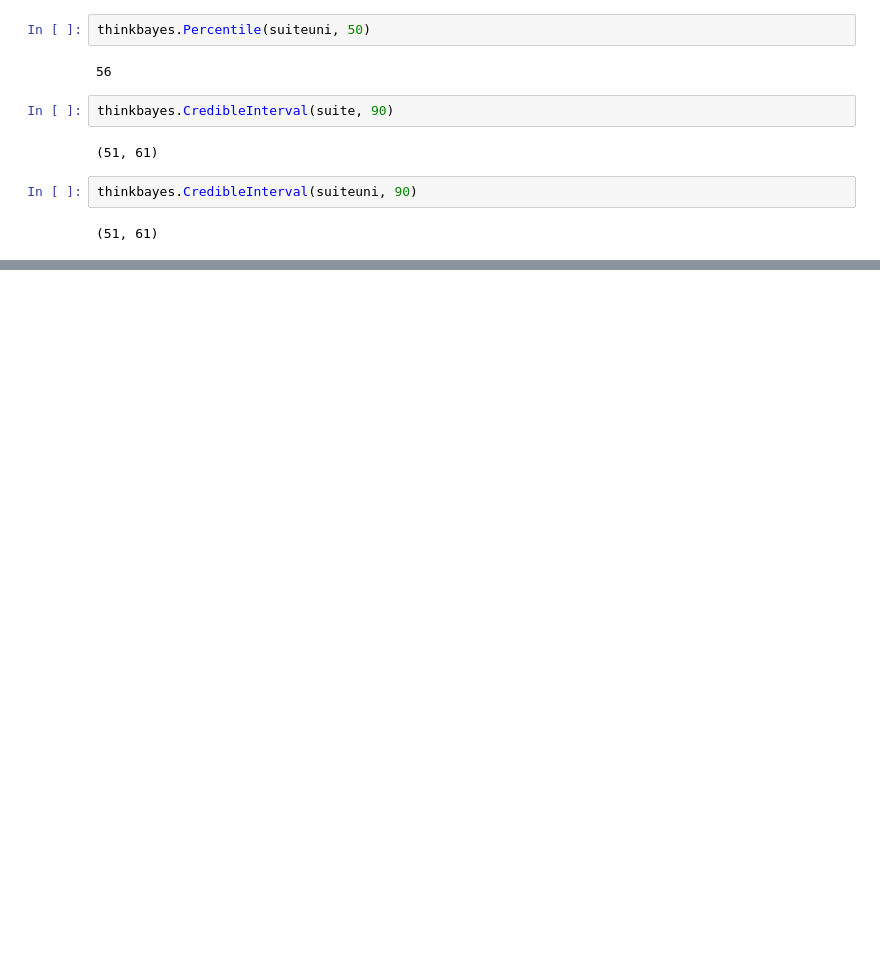
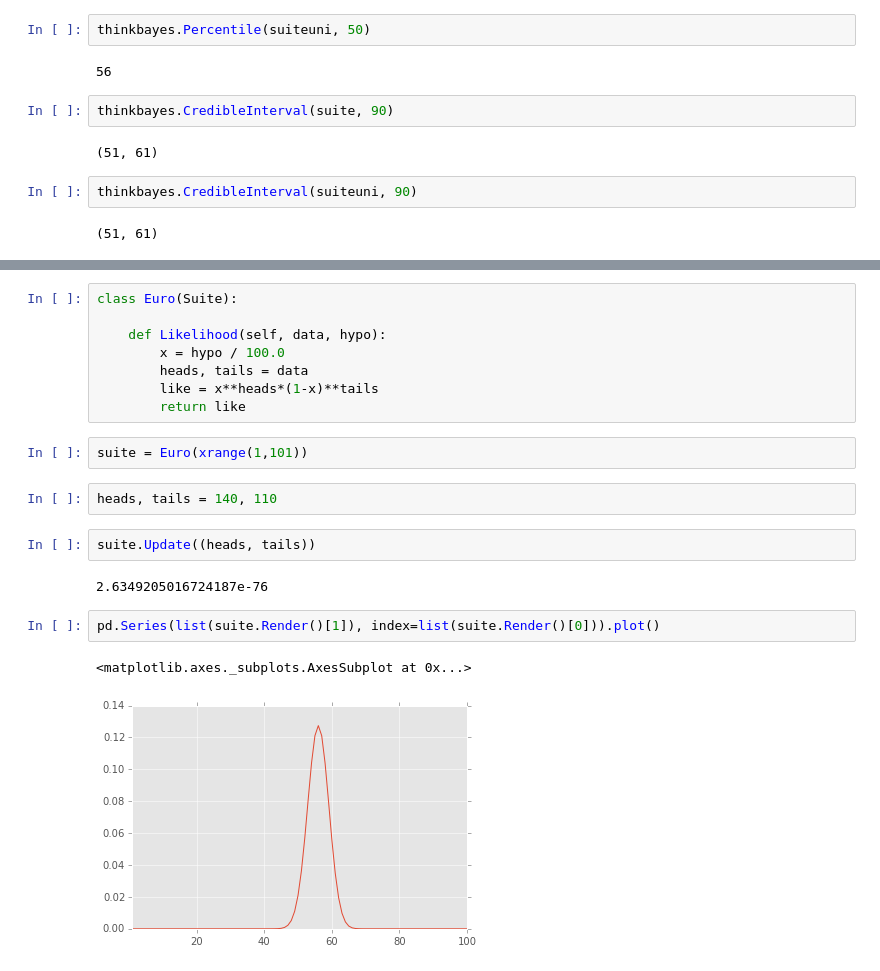
Before and after one commit to doolingdavid/ThinkBayes, a Jupyter notebook: code/newnotes.ipynb, the cells around one changed output, grey strips where cells are left out. Saved outputs shown, nothing was run; the diff lists cells and outputs as text; blank space fills up the shorter version.

```diff
--- a/code/newnotes.ipynb
+++ b/code/newnotes.ipynb
@@ -2076,0 +2117,21 @@ thinkbayes.CredibleInterval(suiteuni, 90)
+# %%
+class Euro(Suite):
+
+    def Likelihood(self, data, hypo):
+        x = hypo / 100.0
+        heads, tails = data
+        like = x**heads*(1-x)**tails
+        return like
+# %%
+suite = Euro(xrange(1,101))
+# %%
+heads, tails = 140, 110
+# %%
+suite.Update((heads, tails))
+# %% [output]
+2.6349205016724187e-76
+# %%
+pd.Series(list(suite.Render()[1]), index=list(suite.Render()[0])).plot()
+# %% [output]
+<matplotlib.axes._subplots.AxesSubplot at 0x...>
+[figure, added]
```
Also changed, not shown: parts of 14 cells of this notebook.
